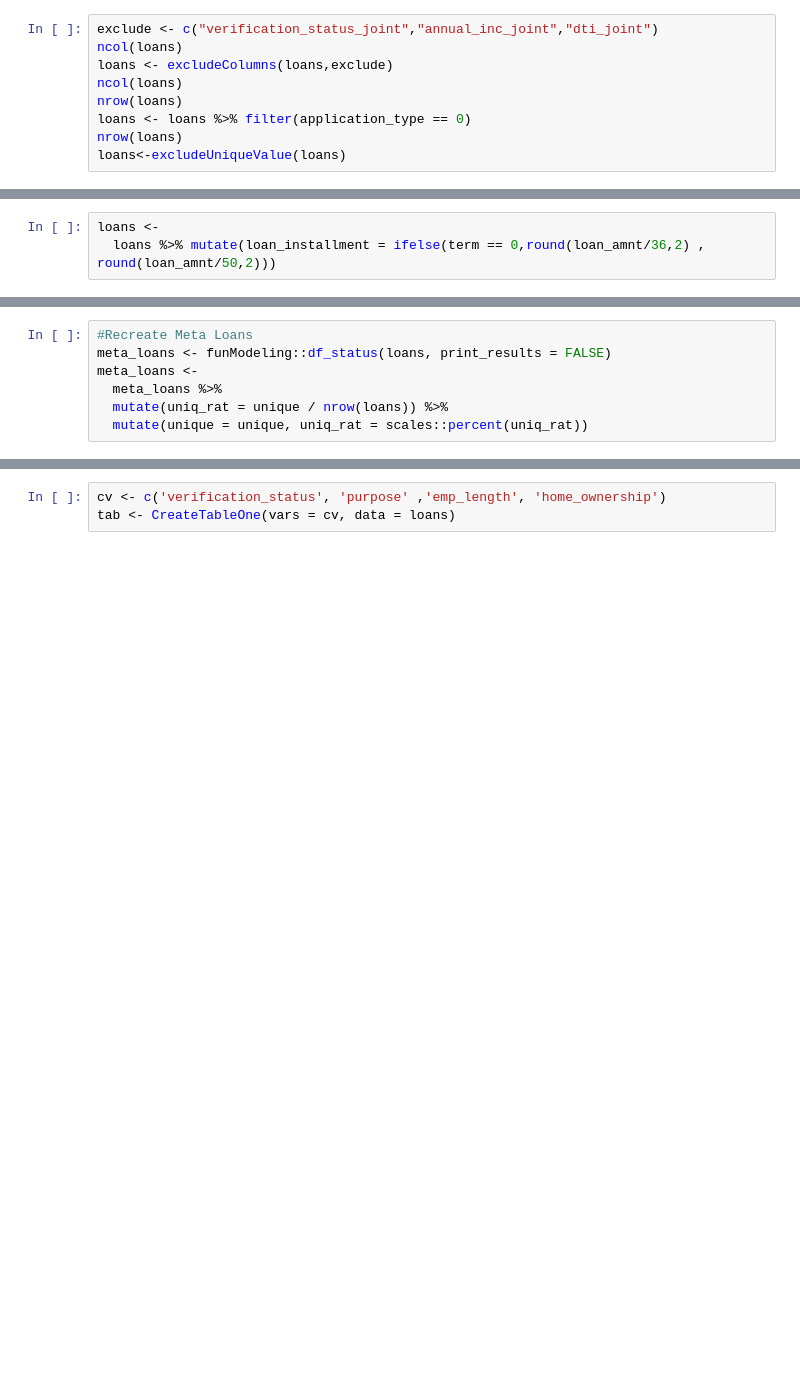
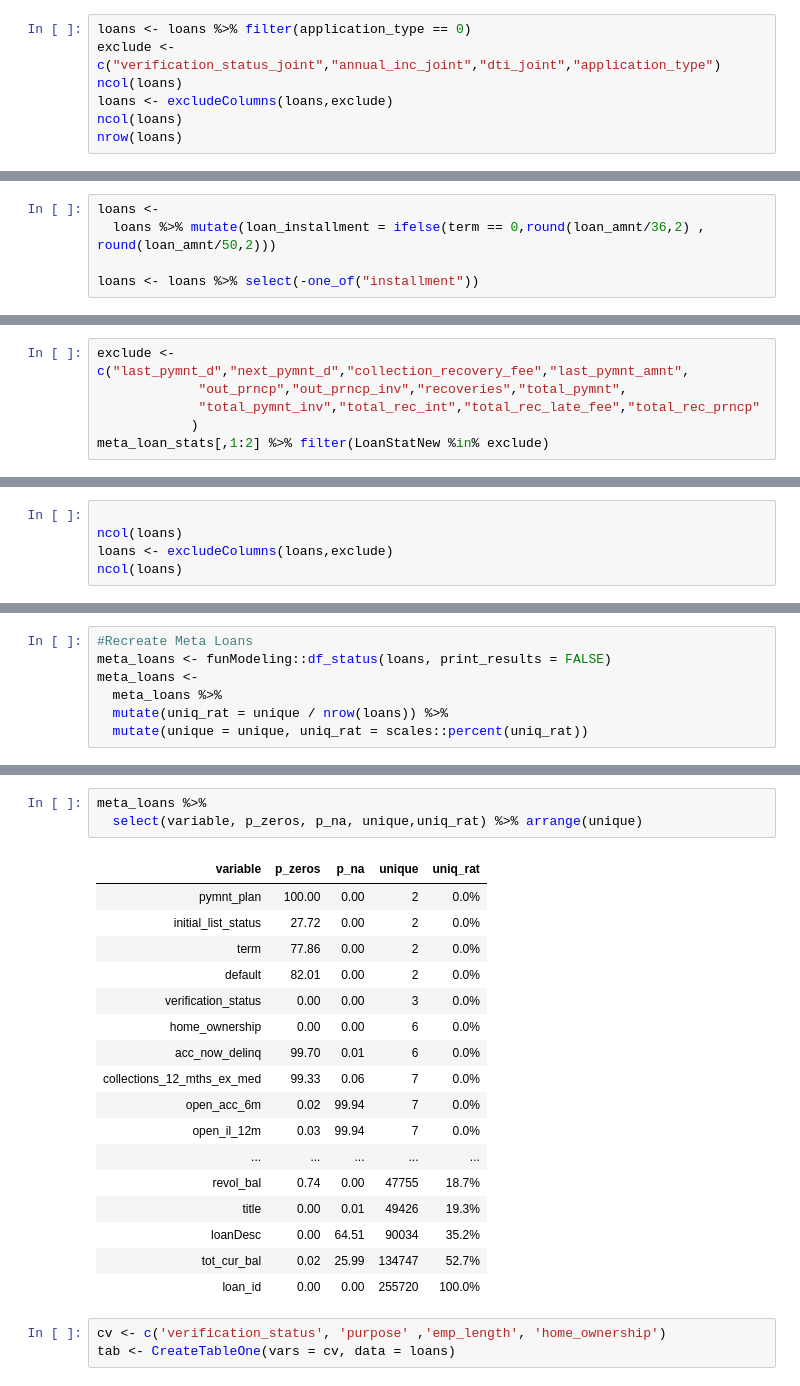
Before and after one commit to kobiburkis/LendingClubAnalysis, a Jupyter notebook: notebooks/Data Exploration-Project.ipynb, the cells around one changed output, grey strips where cells are left out. Cells and saved outputs as stored; diff of their text form; blank space fills up the shorter version.

```diff
--- a/notebooks/Data Exploration-Project.ipynb
+++ b/notebooks/Data Exploration-Project.ipynb
@@ -398,13 +386,11 @@ loans %>% group_by(application_type) %>% summarise(N = n())%>%select(application
 <li>Because we removed all the rows with&nbsp;application_type=1 there is only one unique value so we will remove this column.</li>
 </ol>
 # %%
-exclude <- c("verification_status_joint","annual_inc_joint","dti_joint")
+loans <- loans %>% filter(application_type == 0)
+exclude <- c("verification_status_joint","annual_inc_joint","dti_joint","application_type")
 ncol(loans)
 loans <- excludeColumns(loans,exclude)
 ncol(loans)
 nrow(loans)
-loans <- loans %>% filter(application_type == 0)
-nrow(loans)
-loans<-excludeUniqueValue(loans)
 # %% [output]
 [1] 70
@@ -437,3 +419,5 @@ We will add a new feature called <u><b>loan_installment</b></u> that will define
 # %%
 loans <-
   loans %>% mutate(loan_installment = ifelse(term == 0,round(loan_amnt/36,2) , round(loan_amnt/50,2)))
+
+loans <- loans %>% select(-one_of("installment"))
@@ -547,0 +524,6 @@ loans <- loans %>% select(-one_of("loan_status"))
+# %%
+exclude <- c("last_pymnt_d","next_pymnt_d","collection_recovery_fee","last_pymnt_amnt",
+             "out_prncp","out_prncp_inv","recoveries","total_pymnt",
+             "total_pymnt_inv","total_rec_int","total_rec_late_fee","total_rec_prncp"
+            )
+meta_loan_stats[,1:2] %>% filter(LoanStatNew %in% exclude)
@@ -547,0 +544,5 @@ loans <- loans %>% select(-one_of("loan_status"))
+# %%
+
+ncol(loans)
+loans <- excludeColumns(loans,exclude)
+ncol(loans)
@@ -595,3 +607,24 @@ ncol(loans)
+# %%
+meta_loans %>%
+  select(variable, p_zeros, p_na, unique,uniq_rat) %>% arrange(unique)
+# %% [output]
+| variable | p_zeros | p_na | unique | uniq_rat |
+| pymnt_plan | 100.00 | 0.00 | 2 | 0.0% |
+| initial_list_status | 27.72 | 0.00 | 2 | 0.0% |
+| term | 77.86 | 0.00 | 2 | 0.0% |
+| default | 82.01 | 0.00 | 2 | 0.0% |
+| verification_status | 0.00 | 0.00 | 3 | 0.0% |
+| home_ownership | 0.00 | 0.00 | 6 | 0.0% |
+| acc_now_delinq | 99.70 | 0.01 | 6 | 0.0% |
+| collections_12_mths_ex_med | 99.33 | 0.06 | 7 | 0.0% |
+| open_acc_6m | 0.02 | 99.94 | 7 | 0.0% |
+| open_il_12m | 0.03 | 99.94 | 7 | 0.0% |
+| ... | ... | ... | ... | ... |
+| revol_bal | 0.74 | 0.00 | 47755 | 18.7% |
+| title | 0.00 | 0.01 | 49426 | 19.3% |
+| loanDesc | 0.00 | 64.51 | 90034 | 35.2% |
+| tot_cur_bal | 0.02 | 25.99 | 134747 | 52.7% |
+| loan_id | 0.00 | 0.00 | 255720 | 100.0% |
 # %%
 cv <- c('verification_status', 'purpose' ,'emp_length', 'home_ownership')
 tab <- CreateTableOne(vars = cv, data = loans)
```
Also changed, not shown: parts of 21 cells of this notebook, 1 other file.
